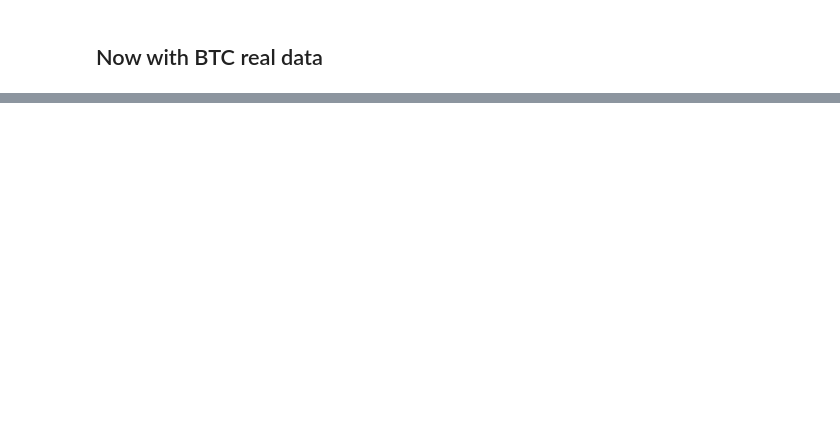
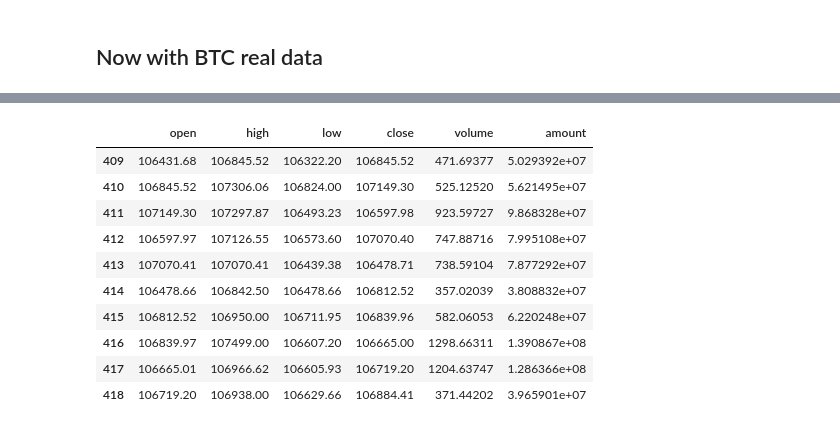
Before and after one commit to bwv988/ai_scratch, a Jupyter notebook: notebooks/kronos/kronos_tests.ipynb, the cells around one changed output, grey strips where cells are left out. Drawn from its saved outputs; the diff is of its cells as text; code cells hidden in the pictures; blank space fills up the shorter version.

```diff
--- a/notebooks/kronos/kronos_tests.ipynb
+++ b/notebooks/kronos/kronos_tests.ipynb
@@ -408,3 +295,17 @@ assert lookback <= df.shape[0], "Lookback exceeds DataFrame length."
 x_df = df.iloc[:lookback][['open', 'high', 'low', 'close', 'volume', 'amount']]
 x_timestamp = df.iloc[:lookback]['timestamps']
 y_timestamp = df.iloc[lookback:lookback+pred_len]['timestamps']
+# %%
+x_df
+# %% [output]
+|  | open | high | low | close | volume | amount |
+| 409 | 106431.68 | 106845.52 | 106322.20 | 106845.52 | 471.69377 | 5.029392e+07 |
+| 410 | 106845.52 | 107306.06 | 106824.00 | 107149.30 | 525.12520 | 5.621495e+07 |
+| 411 | 107149.30 | 107297.87 | 106493.23 | 106597.98 | 923.59727 | 9.868328e+07 |
+| 412 | 106597.97 | 107126.55 | 106573.60 | 107070.40 | 747.88716 | 7.995108e+07 |
+| 413 | 107070.41 | 107070.41 | 106439.38 | 106478.71 | 738.59104 | 7.877292e+07 |
+| 414 | 106478.66 | 106842.50 | 106478.66 | 106812.52 | 357.02039 | 3.808832e+07 |
+| 415 | 106812.52 | 106950.00 | 106711.95 | 106839.96 | 582.06053 | 6.220248e+07 |
+| 416 | 106839.97 | 107499.00 | 106607.20 | 106665.00 | 1298.66311 | 1.390867e+08 |
+| 417 | 106665.01 | 106966.62 | 106605.93 | 106719.20 | 1204.63747 | 1.286366e+08 |
+| 418 | 106719.20 | 106938.00 | 106629.66 | 106884.41 | 371.44202 | 3.965901e+07 |
```
Also changed, not shown: parts of 22 cells of this notebook, 1 other file.
